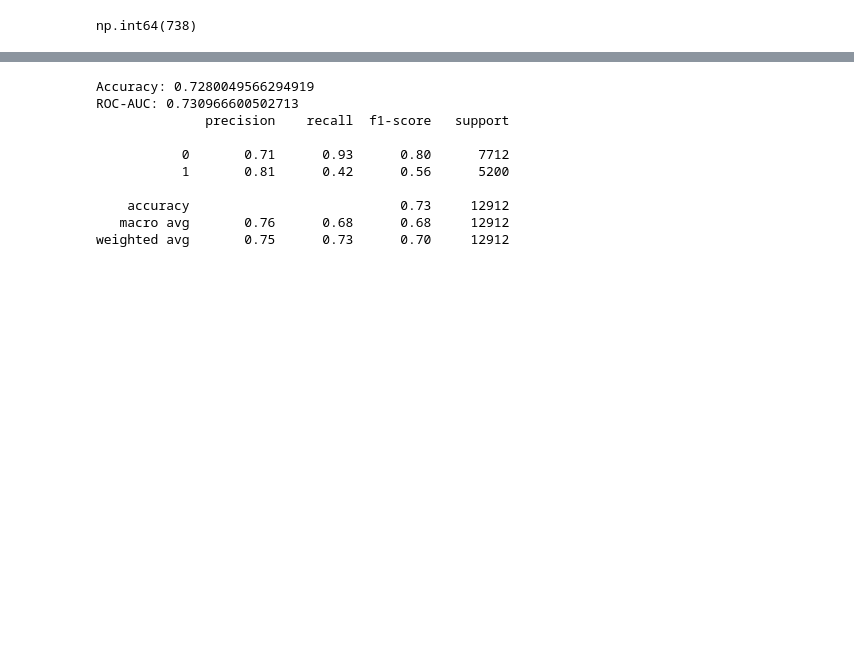
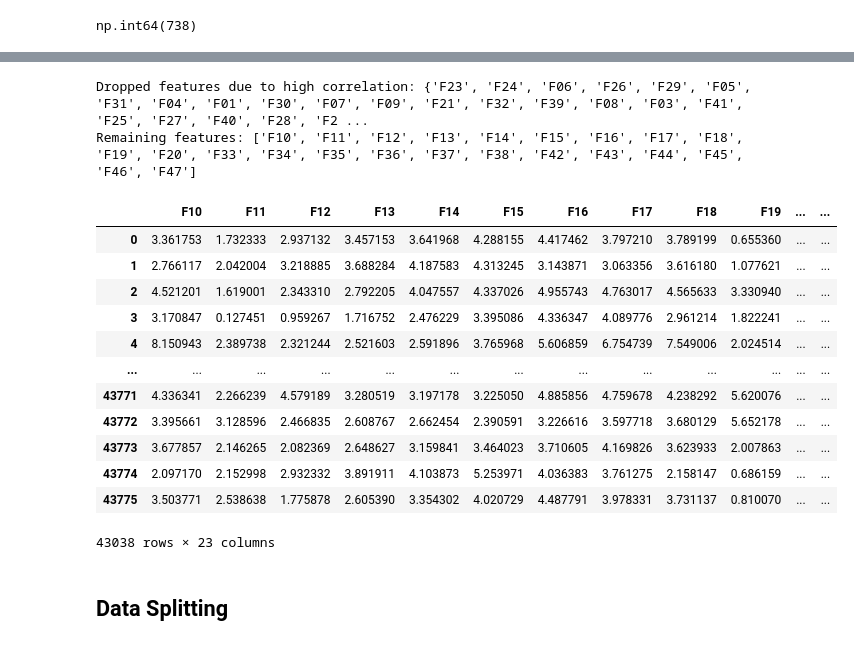
Before and after one commit to prakharbhattreal/-Binary-Fault-Detection, a Jupyter notebook: computer_fault_detection.ipynb, the cells around one changed output, grey strips where cells are left out. Saved outputs shown, nothing was run; the diff lists cells and outputs as text; code cells hidden in the pictures; blank space fills up the shorter version.

```diff
--- a/computer_fault_detection.ipynb
+++ b/computer_fault_detection.ipynb
@@ -96,28 +140,40 @@ y=df['Class']
+# %%
+col_to_drop = set()  # this will help to store columns once only
+
+for i in corr_matrix.columns:
+    for j in corr_matrix.columns:
+        if i!=j and corr_matrix.loc[i,j] > 0.85:
+            col_to_drop.add(j)
+# %%
+selected_features = [f for f in cols if f not in col_to_drop]
+
+print("Dropped features due to high correlation:", col_to_drop)
+print("Remaining features:", selected_features)
+# %% [output]
+Dropped features due to high correlation: {'F23', 'F24', 'F06', 'F26', 'F29', 'F05', 'F31', 'F04', 'F01', 'F30', 'F07', 'F09', 'F21', 'F32', 'F39', 'F08', 'F03', 'F41', 'F25', 'F27', 'F40', 'F28', 'F2 ...
+Remaining features: ['F10', 'F11', 'F12', 'F13', 'F14', 'F15', 'F16', 'F17', 'F18', 'F19', 'F20', 'F33', 'F34', 'F35', 'F36', 'F37', 'F38', 'F42', 'F43', 'F44', 'F45', 'F46', 'F47']
+# %%
+# updating X
+X=X[selected_features]
+# %%
+X
+# %% [output]
+|  | F10 | F11 | F12 | F13 | F14 | F15 | F16 | F17 | F18 | F19 | ... | ... |
+| 0 | 3.361753 | 1.732333 | 2.937132 | 3.457153 | 3.641968 | 4.288155 | 4.417462 | 3.797210 | 3.789199 | 0.655360 | ... | ... |
+| 1 | 2.766117 | 2.042004 | 3.218885 | 3.688284 | 4.187583 | 4.313245 | 3.143871 | 3.063356 | 3.616180 | 1.077621 | ... | ... |
+| 2 | 4.521201 | 1.619001 | 2.343310 | 2.792205 | 4.047557 | 4.337026 | 4.955743 | 4.763017 | 4.565633 | 3.330940 | ... | ... |
+| 3 | 3.170847 | 0.127451 | 0.959267 | 1.716752 | 2.476229 | 3.395086 | 4.336347 | 4.089776 | 2.961214 | 1.822241 | ... | ... |
+| 4 | 8.150943 | 2.389738 | 2.321244 | 2.521603 | 2.591896 | 3.765968 | 5.606859 | 6.754739 | 7.549006 | 2.024514 | ... | ... |
+| ... | ... | ... | ... | ... | ... | ... | ... | ... | ... | ... | ... | ... |
+| 43771 | 4.336341 | 2.266239 | 4.579189 | 3.280519 | 3.197178 | 3.225050 | 4.885856 | 4.759678 | 4.238292 | 5.620076 | ... | ... |
+| 43772 | 3.395661 | 3.128596 | 2.466835 | 2.608767 | 2.662454 | 2.390591 | 3.226616 | 3.597718 | 3.680129 | 5.652178 | ... | ... |
+| 43773 | 3.677857 | 2.146265 | 2.082369 | 2.648627 | 3.159841 | 3.464023 | 3.710605 | 4.169826 | 3.623933 | 2.007863 | ... | ... |
+| 43774 | 2.097170 | 2.152998 | 2.932332 | 3.891911 | 4.103873 | 5.253971 | 4.036383 | 3.761275 | 2.158147 | 0.686159 | ... | ... |
+| 43775 | 3.503771 | 2.538638 | 1.775878 | 2.605390 | 3.354302 | 4.020729 | 4.487791 | 3.978331 | 3.731137 | 0.810070 | ... | ... |
+43038 rows × 23 columns
+# %% [markdown]
+## Data Splitting
 # %%
 from sklearn.model_selection import train_test_split
 # %%
 X_train, X_test, y_train, y_test = train_test_split(X,y,test_size=0.3,random_state=42)
-# %%
-from sklearn.linear_model import LogisticRegression
-from sklearn.metrics import accuracy_score, roc_auc_score, classification_report
-
-model = LogisticRegression()
-model.fit(X_train, y_train)
-
-y_pred = model.predict(X_test)
-y_prob = model.predict_proba(X_test)[:, 1]
-
-print("Accuracy:", accuracy_score(y_test, y_pred))
-print("ROC-AUC:", roc_auc_score(y_test, y_prob))
-print(classification_report(y_test, y_pred))
-# %% [output]
-Accuracy: 0.7280049566294919
-ROC-AUC: 0.730966600502713
-              precision    recall  f1-score   support
-
-           0       0.71      0.93      0.80      7712
-           1       0.81      0.42      0.56      5200
-
-    accuracy                           0.73     12912
-   macro avg       0.76      0.68      0.68     12912
-weighted avg       0.75      0.73      0.70     12912
```
Also changed, not shown: parts of 42 cells of this notebook, 9 other files.
